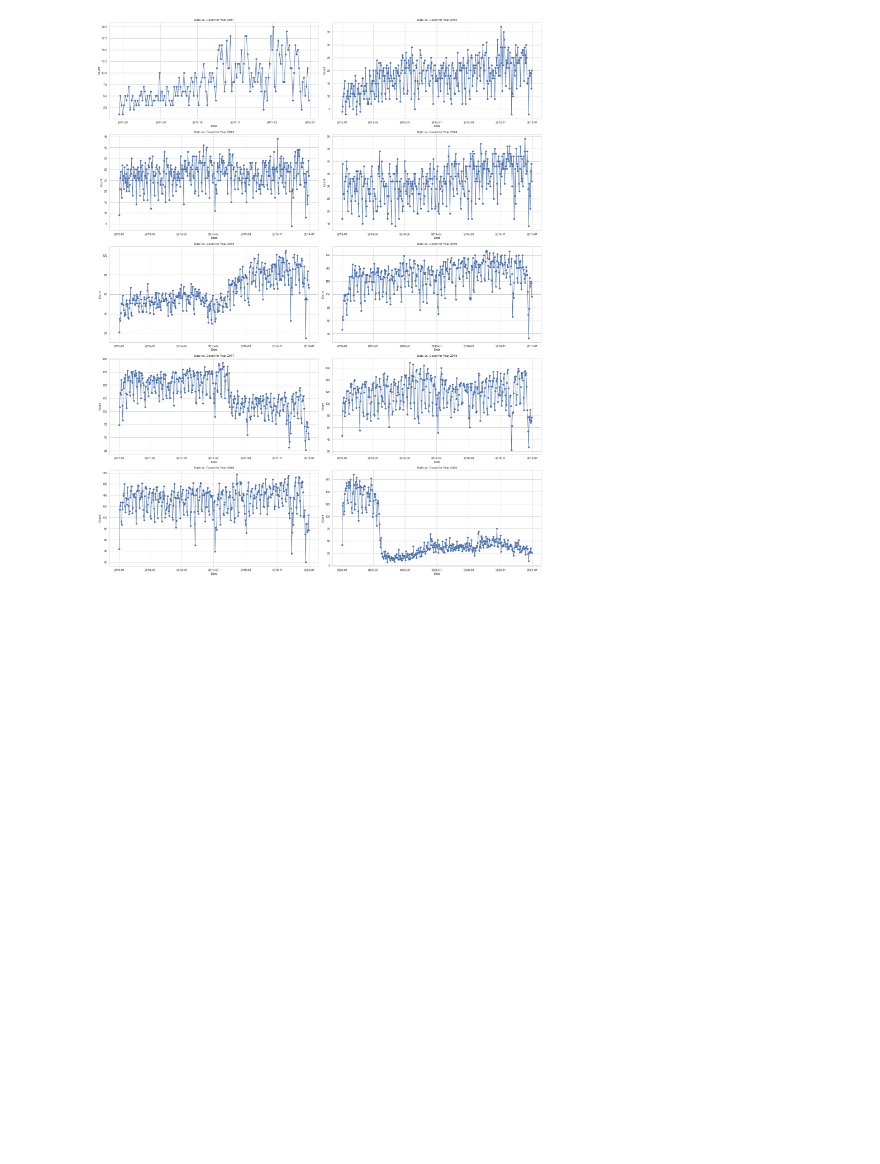
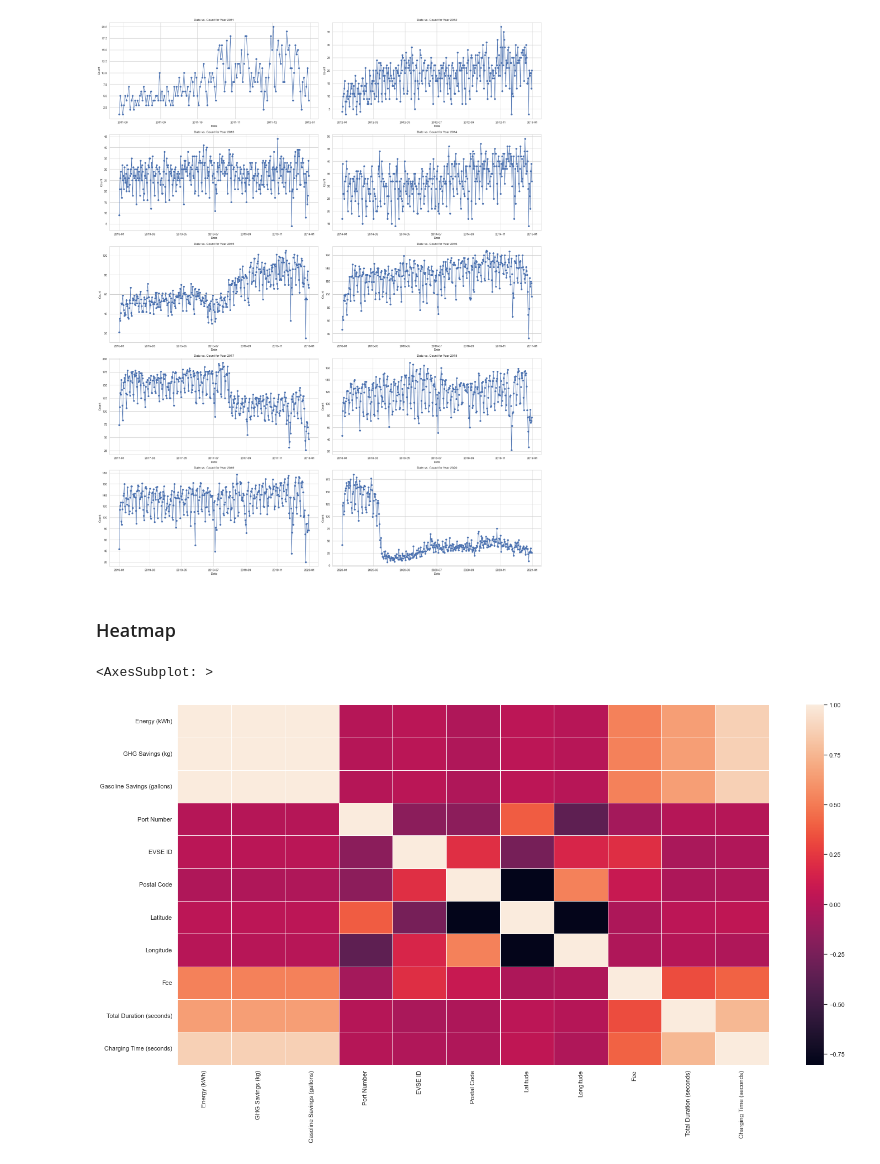
Before and after one commit to natvar55/IT496_Data_Voyagers_Project1, a Jupyter notebook: Data_Voyagers_Project1.ipynb, the cells around one changed output. Cells and saved outputs as stored; diff of their text form; code cells hidden in the pictures; blank space fills up the shorter version.

```diff
--- a/Data_Voyagers_Project1.ipynb
+++ b/Data_Voyagers_Project1.ipynb
@@ -248,3 +248,13 @@ plt.tight_layout()
 plt.show()
 # %% [output]
 [figure]
+# %% [markdown]
+### Heatmap
+# %%
+new_df = df[['Energy (kWh)', 'GHG Savings (kg)', 'Gasoline Savings (gallons)', 'Port Number', 'EVSE ID', 'Postal Code', 'Latitude', 'Longitude', 'Fee', 'Total Duration (seconds)', 'Charging Time (seconds)']]
+# %%
+plt.figure(figsize=(24,12))
+sns.heatmap(data=new_df.corr(), lw = 1)
+# %% [output]
+<AxesSubplot: >
+[figure, added]
```
